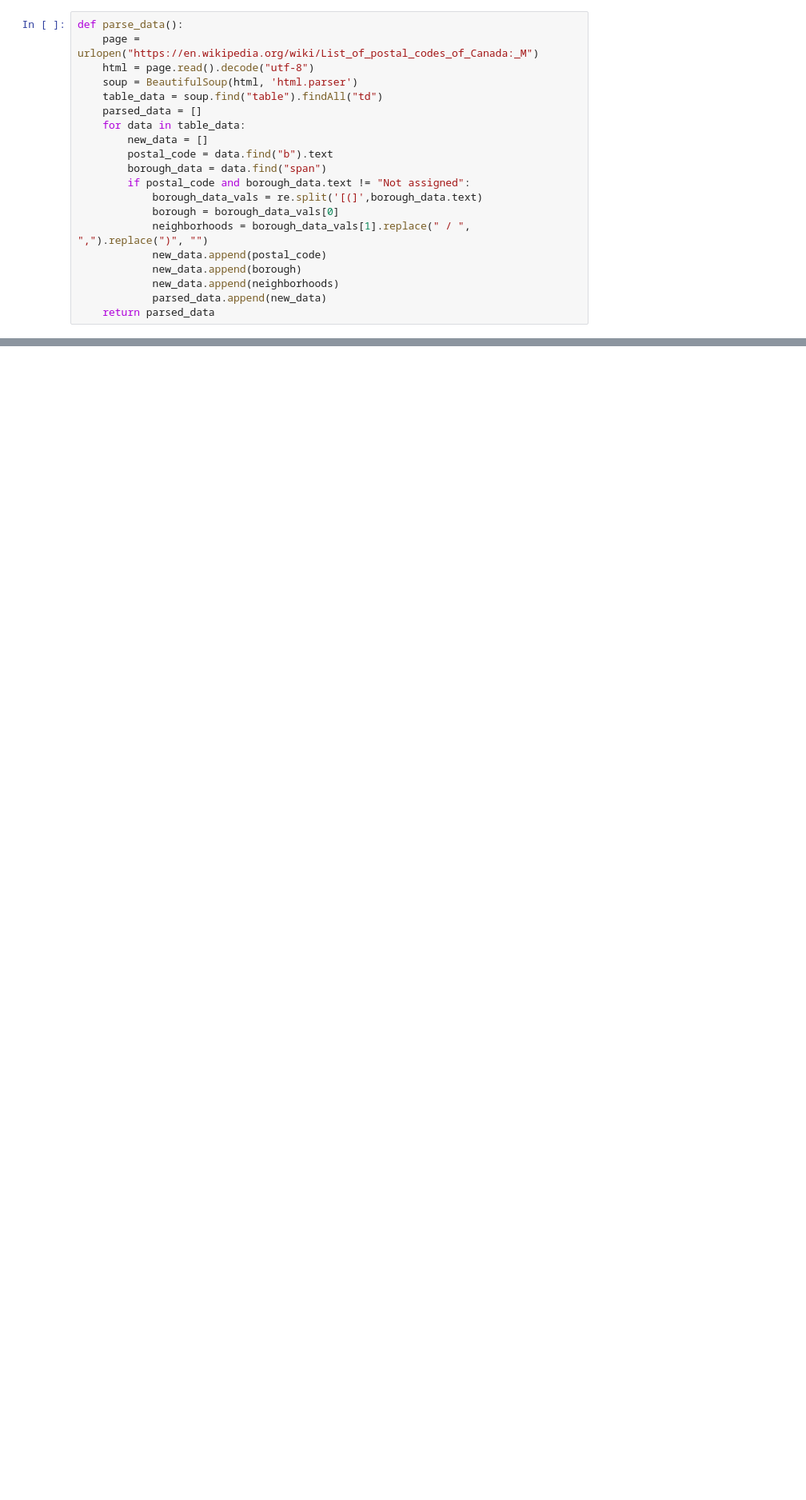
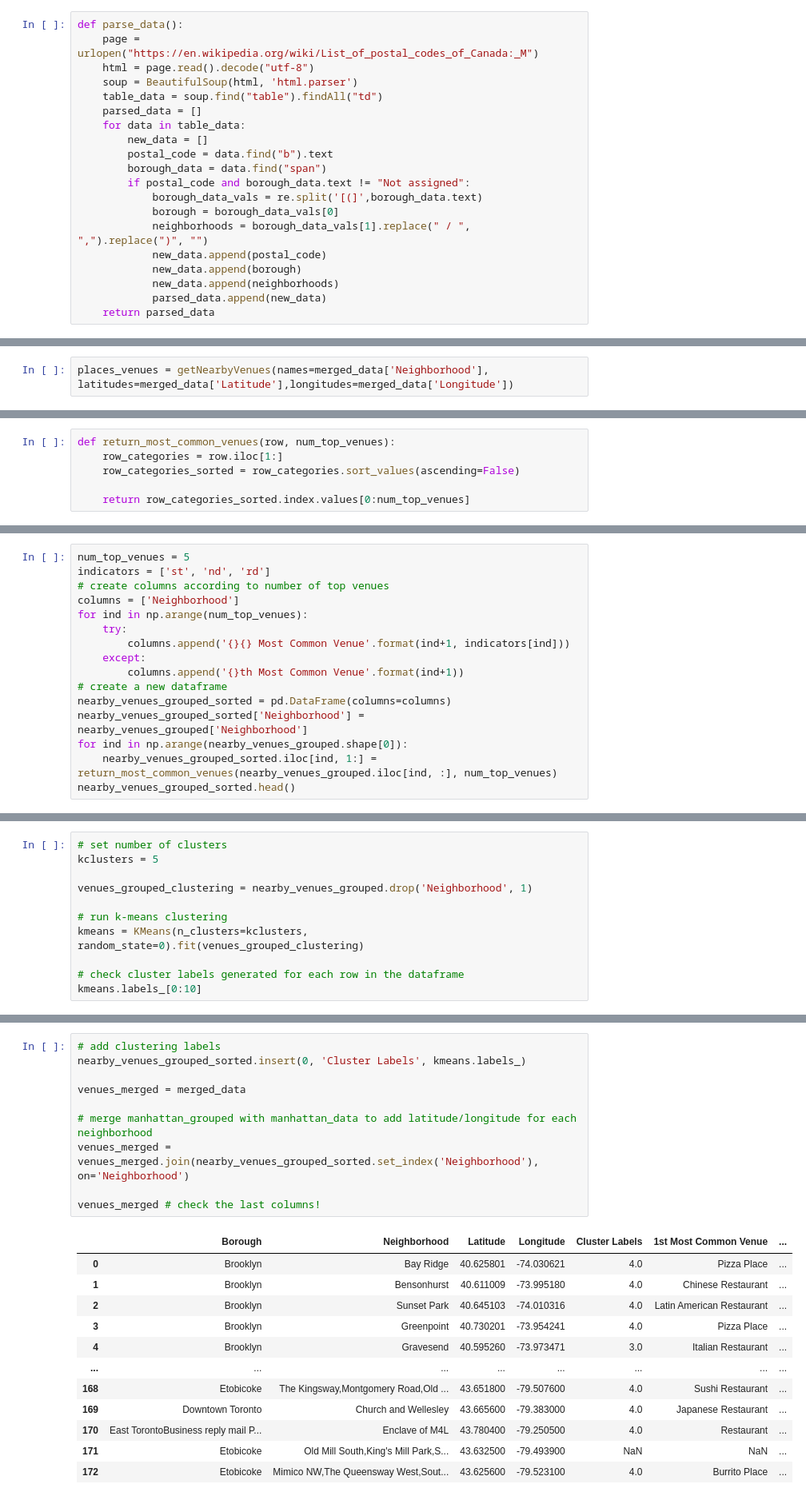
Before and after one commit to ajay-p-sharma/Coursera_Capstone_ML, a Jupyter notebook: ML_Final_assignment.ipynb, the cells around one changed output, grey strips where cells are left out. Shown at 80% size. Cells and saved outputs as stored; diff of their text form; blank space fills up the shorter version.

```diff
--- a/ML_Final_assignment.ipynb
+++ b/ML_Final_assignment.ipynb
@@ -76,0 +302,2 @@ def parse_data():
+# %%
+places_venues = getNearbyVenues(names=merged_data['Neighborhood'], latitudes=merged_data['Latitude'],longitudes=merged_data['Longitude'])
@@ -76,0 +451,6 @@ def parse_data():
+# %%
+def return_most_common_venues(row, num_top_venues):
+    row_categories = row.iloc[1:]
+    row_categories_sorted = row_categories.sort_values(ascending=False)
+
+    return row_categories_sorted.index.values[0:num_top_venues]
@@ -76,0 +459,16 @@ def parse_data():
+# %%
+num_top_venues = 5
+indicators = ['st', 'nd', 'rd']
+# create columns according to number of top venues
+columns = ['Neighborhood']
+for ind in np.arange(num_top_venues):
+    try:
+        columns.append('{}{} Most Common Venue'.format(ind+1, indicators[ind]))
+    except:
+        columns.append('{}th Most Common Venue'.format(ind+1))
+# create a new dataframe
+nearby_venues_grouped_sorted = pd.DataFrame(columns=columns)
+nearby_venues_grouped_sorted['Neighborhood'] = nearby_venues_grouped['Neighborhood']
+for ind in np.arange(nearby_venues_grouped.shape[0]):
+    nearby_venues_grouped_sorted.iloc[ind, 1:] = return_most_common_venues(nearby_venues_grouped.iloc[ind, :], num_top_venues)
+nearby_venues_grouped_sorted.head()
@@ -76,0 +520,11 @@ def parse_data():
+# %%
+# set number of clusters
+kclusters = 5
+
+venues_grouped_clustering = nearby_venues_grouped.drop('Neighborhood', 1)
+
+# run k-means clustering
+kmeans = KMeans(n_clusters=kclusters, random_state=0).fit(venues_grouped_clustering)
+
+# check cluster labels generated for each row in the dataframe
+kmeans.labels_[0:10]
@@ -76,0 +533,23 @@ def parse_data():
+# %%
+# add clustering labels
+nearby_venues_grouped_sorted.insert(0, 'Cluster Labels', kmeans.labels_)
+
+venues_merged = merged_data
+
+# merge manhattan_grouped with manhattan_data to add latitude/longitude for each neighborhood
+venues_merged = venues_merged.join(nearby_venues_grouped_sorted.set_index('Neighborhood'), on='Neighborhood')
+
+venues_merged # check the last columns!
+# %% [output]
+|  | Borough | Neighborhood | Latitude | Longitude | Cluster Labels | 1st Most Common Venue | ... |
+| 0 | Brooklyn | Bay Ridge | 40.625801 | -74.030621 | 4.0 | Pizza Place | ... |
+| 1 | Brooklyn | Bensonhurst | 40.611009 | -73.995180 | 4.0 | Chinese Restaurant | ... |
+| 2 | Brooklyn | Sunset Park | 40.645103 | -74.010316 | 4.0 | Latin American Restaurant | ... |
+| 3 | Brooklyn | Greenpoint | 40.730201 | -73.954241 | 4.0 | Pizza Place | ... |
+| 4 | Brooklyn | Gravesend | 40.595260 | -73.973471 | 3.0 | Italian Restaurant | ... |
+| ... | ... | ... | ... | ... | ... | ... | ... |
+| 168 | Etobicoke | The Kingsway,Montgomery Road,Old ... | 43.651800 | -79.507600 | 4.0 | Sushi Restaurant | ... |
+| 169 | Downtown Toronto | Church and Wellesley | 43.665600 | -79.383000 | 4.0 | Japanese Restaurant | ... |
+| 170 | East TorontoBusiness reply mail P... | Enclave of M4L | 43.780400 | -79.250500 | 4.0 | Restaurant | ... |
+| 171 | Etobicoke | Old Mill South,King's Mill Park,S... | 43.632500 | -79.493900 | NaN | NaN | ... |
+| 172 | Etobicoke | Mimico NW,The Queensway West,Sout... | 43.625600 | -79.523100 | 4.0 | Burrito Place | ... |
```
Also changed, not shown: parts of 68 cells of this notebook.
